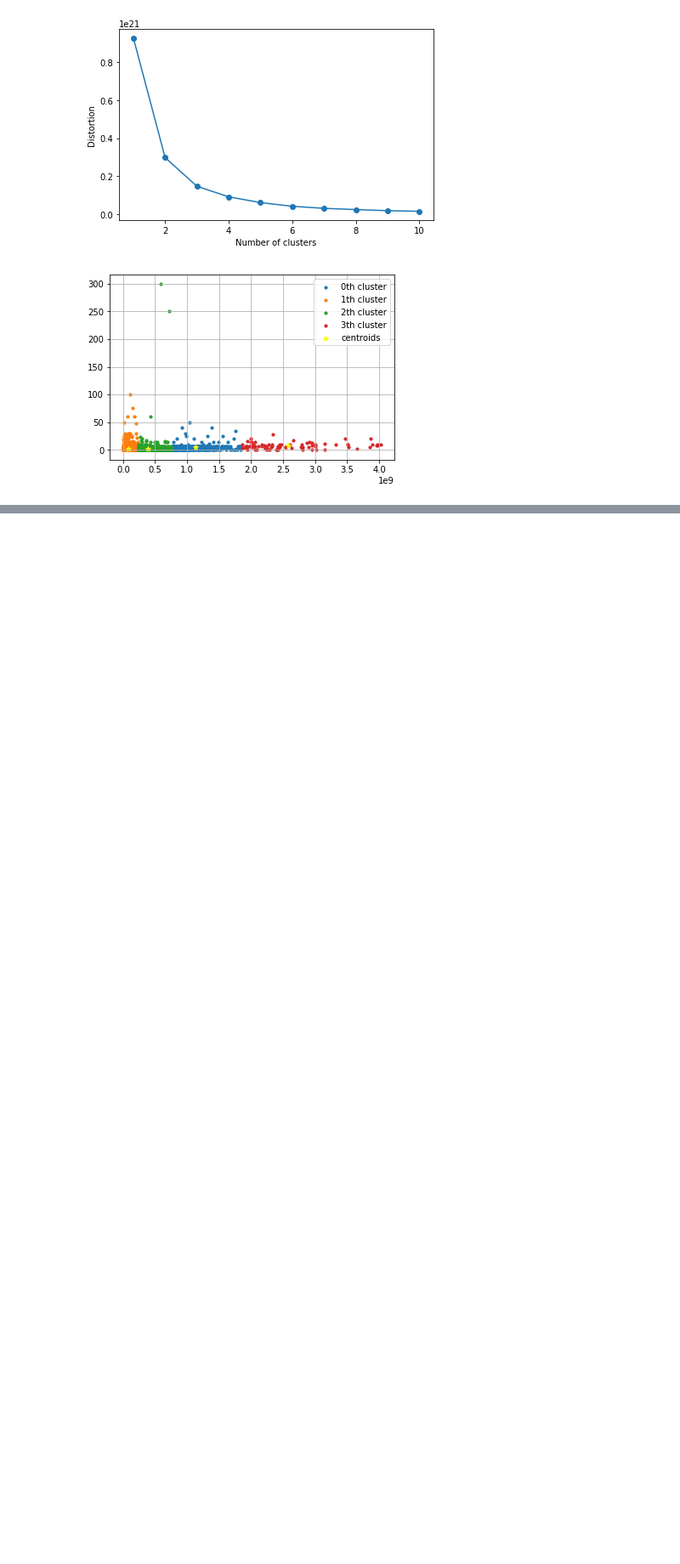
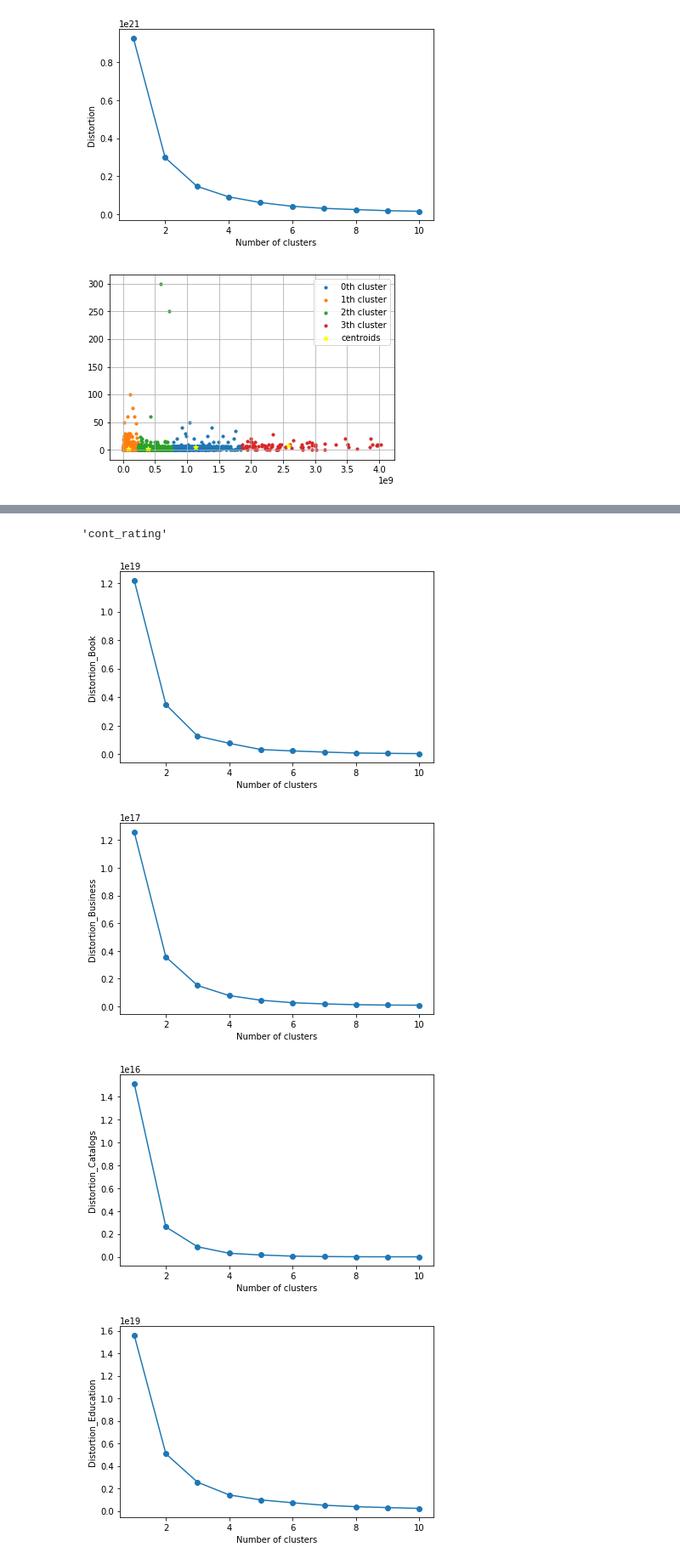
Before and after one commit to wtfzambo/app-store-eda, a Jupyter notebook: AssignmentAPPS.ipynb, the cells around one changed output, grey strips where cells are left out. Shown at 85% size. Drawn from its saved outputs; the diff is of its cells as text; code cells hidden in the pictures; blank space fills up the shorter version.

```diff
--- a/AssignmentAPPS.ipynb
+++ b/AssignmentAPPS.ipynb
@@ -283,0 +279,3 @@ plt.show()
+# %%
+e=list(genre)
+e
@@ -283,0 +300,4 @@ plt.show()
+# %%
+d={}
+for i in range(len(e)):
+    d["{0}".format(e[i])]=df[df['prime_genre']==e[i]]
@@ -283,0 +325,29 @@ plt.show()
+# %%
+d['Book'].columns[-3]
+#a=pd.get_dummies(df, columns=['cont_rating','prime_genre']) # create dummies in order to apply Kmeans
+# %% [output]
+'cont_rating'
+# %%
+#Calculation distortions ELBOW for each genre
+for j in range(len(d)):
+    distortions = []
+    for i in range(1, 11):
+        km = KMeans(n_clusters=i,
+                init='k-means++',
+                n_init=10,
+                max_iter=300,
+                random_state=42)
+        temp=d["{0}".format(e[j])].drop(d["{0}".format(e[j])].columns[[-2,-3]], axis=1)
+        km.fit(temp)
+        distortions.append(km.inertia_)
+    plt.plot(range(1,11), distortions , marker='o')
+    plt.xlabel('Number of clusters')
+    plt.ylabel("Distortion_{0}".format(e[j]))
+    plt.tight_layout()
+#plt.savefig('./figures/elbow.png', dpi=300)
+    plt.show()
+# %% [output]
+[figure, added]
+[figure, added]
+[figure, added]
+[figure, added]
```
Also changed, not shown: parts of 13 cells of this notebook.
